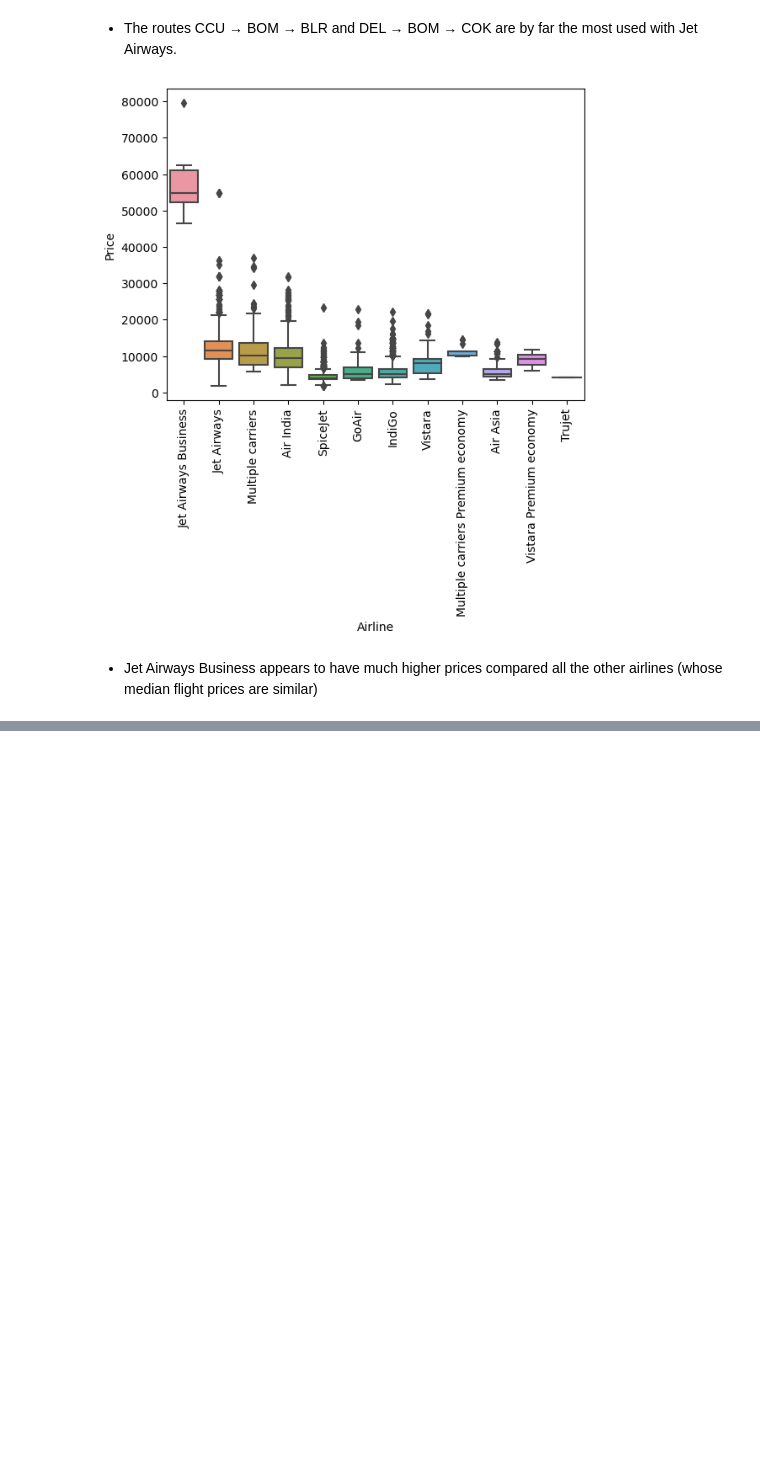
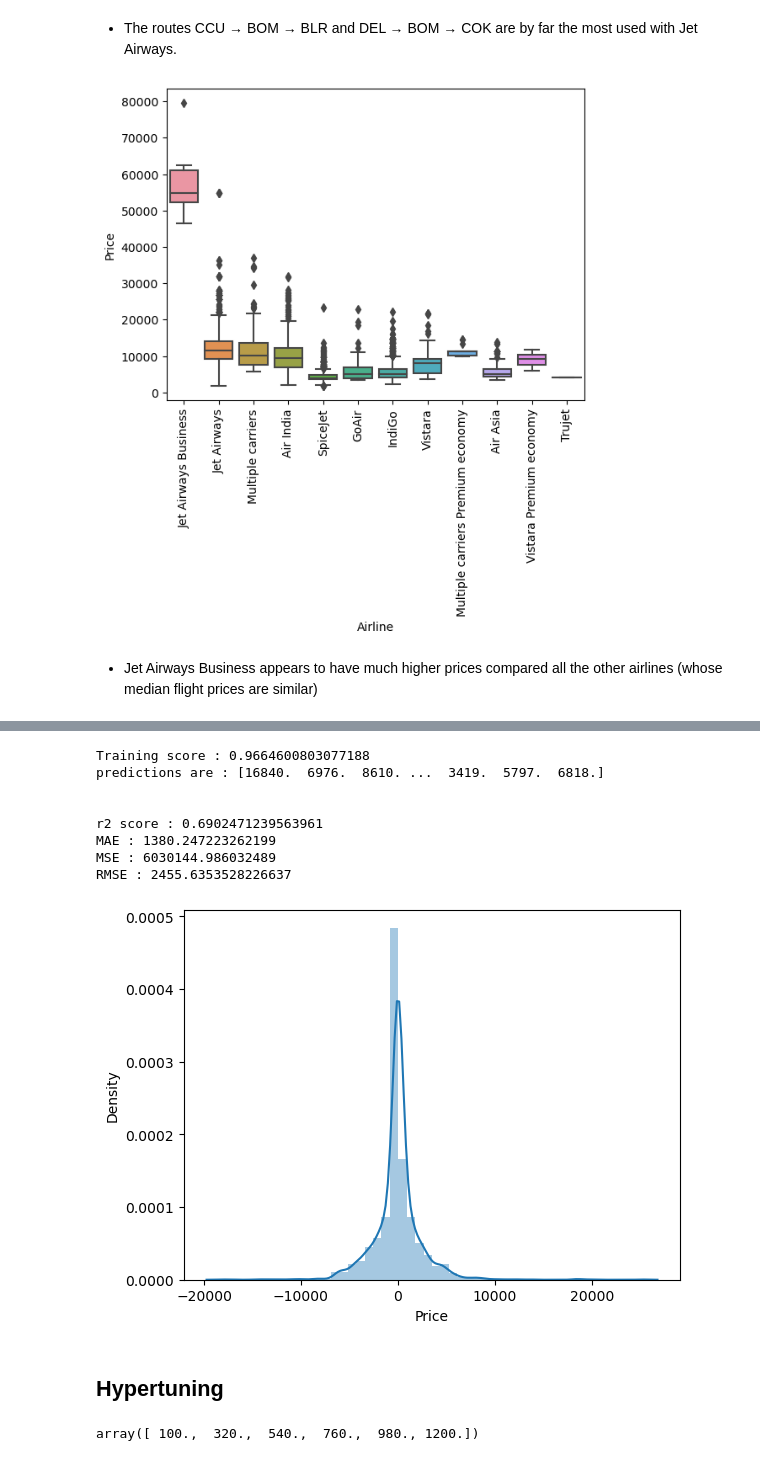
Before and after one commit to Numann-Malik/Regression, a Jupyter notebook: Airline-Fare-Prediction.ipynb, the cells around one changed output, grey strips where cells are left out. Saved outputs shown, nothing was run; the diff lists cells and outputs as text; code cells hidden in the pictures; blank space fills up the shorter version.

```diff
--- a/Airline-Fare-Prediction.ipynb
+++ b/Airline-Fare-Prediction.ipynb
@@ -399,0 +618,15 @@ minimum = q1 - 1.5*iqr
+# %%
+# decision tree evaluation metrics
+predict(DecisionTreeRegressor())
+# %% [output]
+Training score : 0.9664600803077188
+predictions are : [16840.  6976.  8610. ...  3419.  5797.  6818.]
+
+
+r2 score : 0.6902471239563961
+MAE : 1380.247223262199
+MSE : 6030144.986032489
+RMSE : 2455.6353528226637
+[figure, added]
+# %% [markdown]
+## Hypertuning
@@ -399,0 +636,4 @@ minimum = q1 - 1.5*iqr
+# %%
+np.linspace(start =100 , stop=1200 , num=6)
+# %% [output]
+array([ 100.,  320.,  540.,  760.,  980., 1200.])
```
Also changed, not shown: parts of 53 cells of this notebook, 1 other file.
